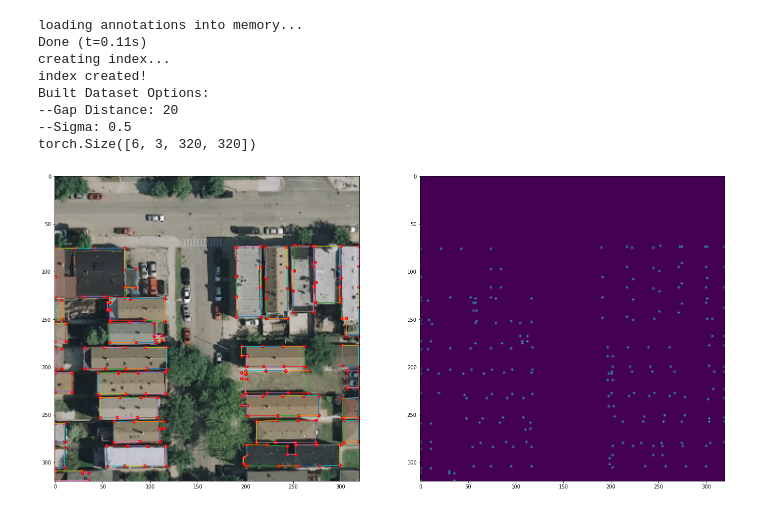
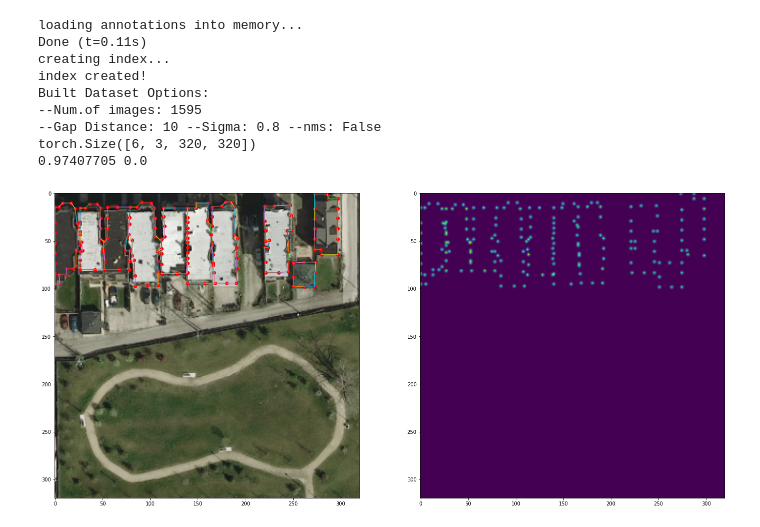
Before and after one commit to tmits37/relationformer, a Jupyter notebook: notebooks/dataset_visualization.ipynb, the cells around one changed output. Cells and saved outputs as stored; diff of their text form; code cells hidden in the pictures.

```diff
--- a/notebooks/dataset_visualization.ipynb
+++ b/notebooks/dataset_visualization.ipynb
@@ -12,40 +15,43 @@ from dataloader_cocostyle import CrowdAI, image_graph_collate_road_network_coco,
 # %%
 dataset = CrowdAI(images_directory='/nas/k8s/dev/research/doyoungi/dataset/Inria_building/cocostyle_framefield_test/images',
                     annotations_path='/nas/k8s/dev/research/doyoungi/dataset/Inria_building/cocostyle_framefield_test/annotation.json',
-                    gap_distance=20,
-                    sigma=0.5)
+                    gap_distance=10,
+                    sigma=0.8,
+                    nms=False)
 dataloader = torch.utils.data.DataLoader(dataset, batch_size=6, collate_fn=image_graph_collate_road_network_coco, shuffle=False)
 
 print(next(iter(dataloader))[0].shape) # image
 
 data = next(iter(dataloader))
 
 image = data[0][1].detach().cpu().numpy().transpose(1,2,0)
 heatmap = data[1][1].detach().cpu().numpy()[0]
 nodes = data[2][1].detach().cpu().numpy() * image.shape[0]
 edges = data[3][1].detach().cpu().numpy()
 
 nodes = nodes.astype('int64')
 
+print(heatmap.max(), heatmap.min())
 
 # Visualize
 fig, ax = plt.subplots(1, 2, figsize=(24,12))
 ax[0].imshow(min_max_normalize(image, 0))
 ax[0].scatter(nodes[:,1], nodes[:,0], color='r')
 
 for e in edges:
     connect = np.stack([nodes[e[0]], nodes[e[1]]], axis=0)
     ax[0].plot(connect[:,1], connect[:,0])
 
 ax[1].imshow(heatmap)
 plt.show()
 # %% [output]
 loading annotations into memory...
 Done (t=0.11s)
 creating index...
 index created!
 Built Dataset Options:
---Gap Distance: 20
---Sigma: 0.5
+--Num.of images: 1595
+--Gap Distance: 10 --Sigma: 0.8 --nms: False
 torch.Size([6, 3, 320, 320])
+0.97407705 0.0
-[figure, old version]
+[figure, new version]
```
Also changed, not shown: parts of 2 cells of this notebook, 2 other files.
